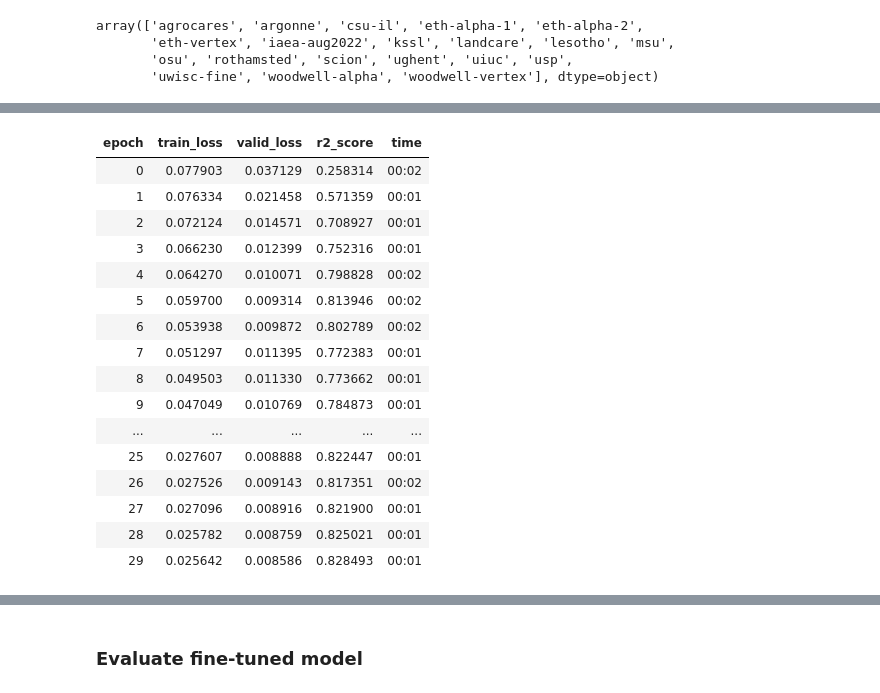
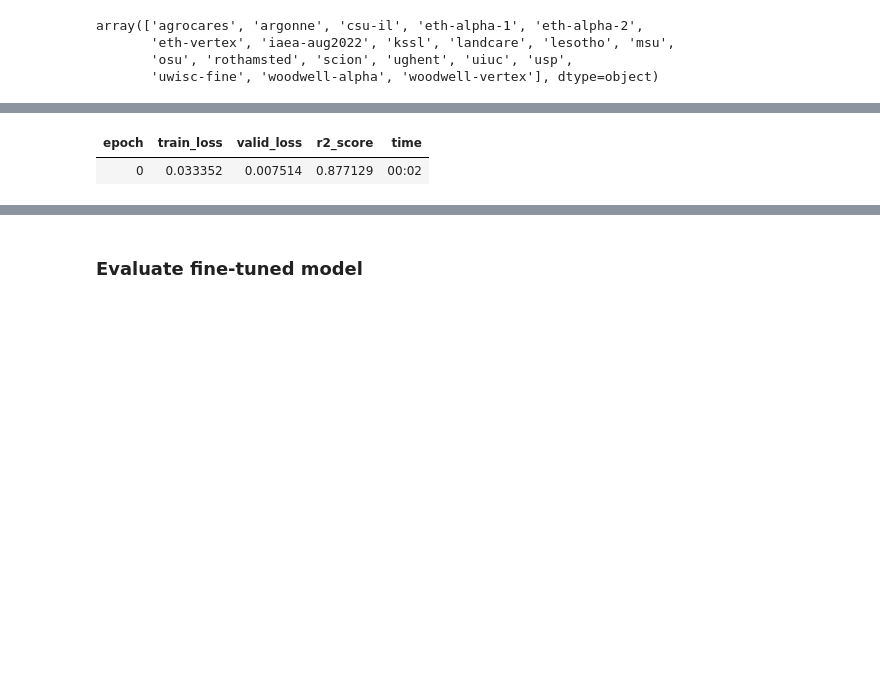
Before and after one commit to franckalbinet/uhina, a Jupyter notebook: nbs/example/ringtrial.ipynb, the cells around one changed output, grey strips where cells are left out. Cells and saved outputs as stored; diff of their text form; code cells hidden in the pictures; blank space fills up the shorter version.

```diff
--- a/nbs/example/ringtrial.ipynb
+++ b/nbs/example/ringtrial.ipynb
@@ -386,10 +702,22 @@ test_df
-# %%
-def stratified_splitter(items):
-    return [train_idx, valid_idx]
 # %%
-dblock = DataBlock(blocks=(ImageBlock, RegressionBlock),
-                   get_x=ColReader(0, pref='../../_data/ringtrial-tfm/im/'),
-                   get_y=ColReader(1),
-                   splitter=stratified_splitter,
-                   batch_tfms=[RatioResize(224)],
-                   item_tfms=[Quantize()])
+
+def stratified_splitter(items): return [train_idx, valid_idx]
+
+# dblock = DataBlock(blocks=(ImageBlock, RegressionBlock),
+#                    get_x=ColReader(0, pref='../../_data/ringtrial-tfm/im/'),
+#                    get_y=ColReader(1),
+#                    splitter=stratified_splitter,
+#                    batch_tfms=[RatioResize(224)],
+#                    item_tfms=[Quantize(n_valid=len(valid_idx))])
+
+dblock = DataBlock(
+    blocks=(ImageBlock, RegressionBlock),
+    get_x=ColReader(0, pref='../../_data/ringtrial-tfm/im/'),
+    get_y=ColReader(1),
+    splitter=stratified_splitter,
+    item_tfms=[OrderedQuantize(n_valid=len(valid_idx))],
+    batch_tfms=[
+        OrderedRatioResize(224),
+        Normalize.from_stats(*imagenet_stats)
+    ]
+)
@@ -408,2 +753,0 @@ dls.show_batch(nrows=5, ncols=1, figsize=(10, 15))
-# %%
-learn = vision_learner(dls, resnet18, pretrained=False, metrics=R2Score())
@@ -421,5 +754,3 @@ SuggestedLRs(valley=0.007585775572806597)
-# %%
-learn = load_learner ('./models/650-4000-epoch-25-lr-3e-3.pkl', cpu=True)
 # %%
 learn.dls = dls
 # %%
@@ -437,20 +768,5 @@ SuggestedLRs(valley=0.0008317637839354575)
 # %%
-learn.fit_one_cycle(30, 1e-3)
+learn.fit_one_cycle(1, 1.5e-3)
 # %% [output]
 | epoch | train_loss | valid_loss | r2_score | time |
-| 0 | 0.077903 | 0.037129 | 0.258314 | 00:02 |
-| 1 | 0.076334 | 0.021458 | 0.571359 | 00:01 |
-| 2 | 0.072124 | 0.014571 | 0.708927 | 00:01 |
-| 3 | 0.066230 | 0.012399 | 0.752316 | 00:01 |
-| 4 | 0.064270 | 0.010071 | 0.798828 | 00:02 |
-| 5 | 0.059700 | 0.009314 | 0.813946 | 00:02 |
-| 6 | 0.053938 | 0.009872 | 0.802789 | 00:02 |
-| 7 | 0.051297 | 0.011395 | 0.772383 | 00:01 |
-| 8 | 0.049503 | 0.011330 | 0.773662 | 00:01 |
-| 9 | 0.047049 | 0.010769 | 0.784873 | 00:01 |
-| ... | ... | ... | ... | ... |
-| 25 | 0.027607 | 0.008888 | 0.822447 | 00:01 |
-| 26 | 0.027526 | 0.009143 | 0.817351 | 00:02 |
-| 27 | 0.027096 | 0.008916 | 0.821900 | 00:01 |
-| 28 | 0.025782 | 0.008759 | 0.825021 | 00:01 |
-| 29 | 0.025642 | 0.008586 | 0.828493 | 00:01 |
+| 0 | 0.033352 | 0.007514 | 0.877129 | 00:02 |
```
Also changed, not shown: parts of 107 cells of this notebook, 23 other files.
